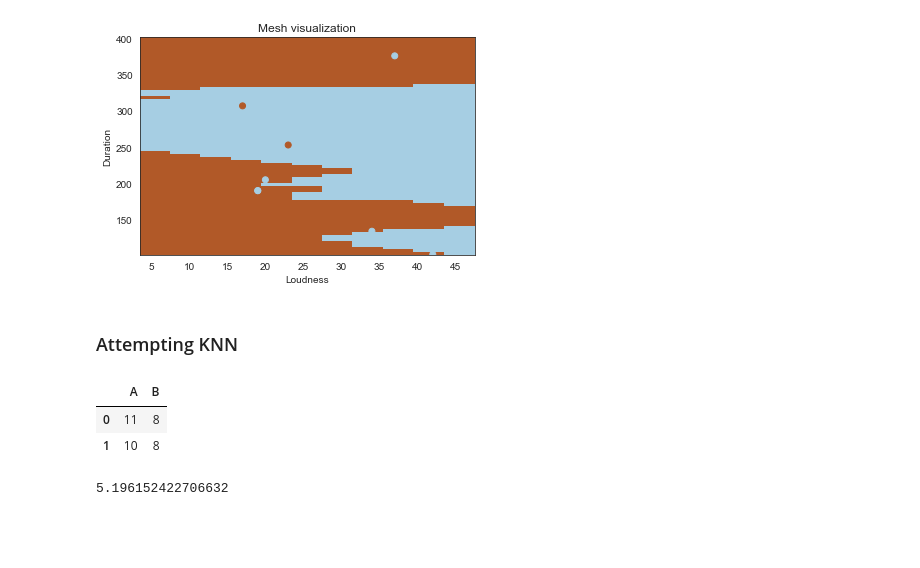
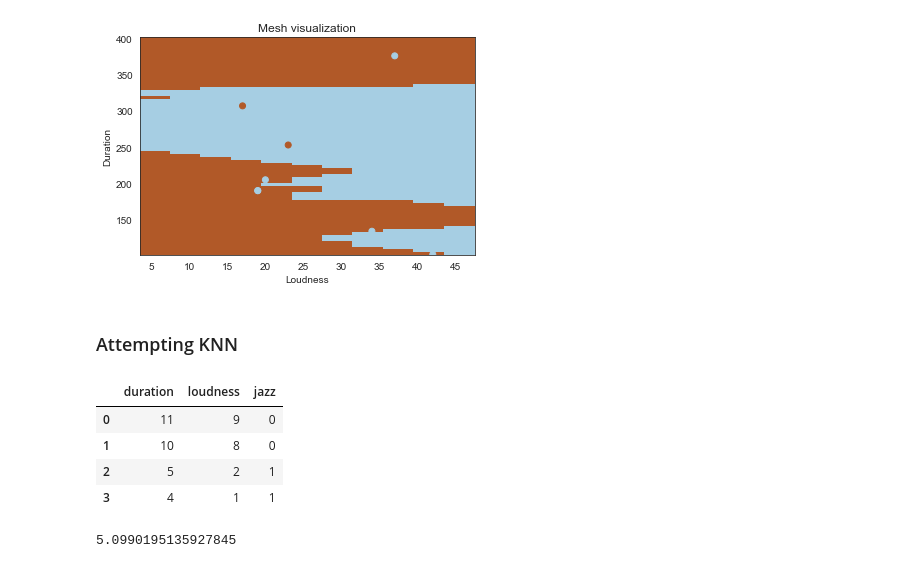
Before and after one commit to MitchellEwing/Drills, a Jupyter notebook: bootcamp/unit3/similarityModels/nearestNeighborAlgorithm.ipynb, the cells around one changed output. Drawn from its saved outputs; the diff is of its cells as text; code cells hidden in the pictures; blank space fills up the shorter version.

```diff
--- a/bootcamp/unit3/similarityModels/nearestNeighborAlgorithm.ipynb
+++ b/bootcamp/unit3/similarityModels/nearestNeighborAlgorithm.ipynb
@@ -206,14 +206,18 @@ plt.show()
 ### Attempting KNN
 # %%
 df_test = pd.DataFrame()
-df_test['A'] = [11, 10]
-df_test['B'] = [8, 8]
+df_test['duration'] = [11, 10, 5, 4]
+df_test['loudness'] = [9, 8, 2, 1]
+df_test['jazz'] = [0, 0, 1, 1]
 df_test.head()
 # %% [output]
-|  | A | B |
-| 0 | 11 | 8 |
-| 1 | 10 | 8 |
+|  | duration | loudness | jazz |
+| 0 | 11 | 9 | 0 |
+| 1 | 10 | 8 | 0 |
+| 2 | 5 | 2 | 1 |
+| 3 | 4 | 1 | 1 |
 # %%
-(((11-8) ** 2) + ((10-7) ** 2) + ((9-6) ** 2)) ** 0.5
+# euclidean distance by hand
+(((11-9) ** 2) + ((10-8) ** 2) + ((5-2) ** 2) + ((4-1) ** 2)) ** 0.5
 # %% [output]
-5.196152422706632
+5.0990195135927845
```
Also changed, not shown: parts of 1 cell of this notebook.
